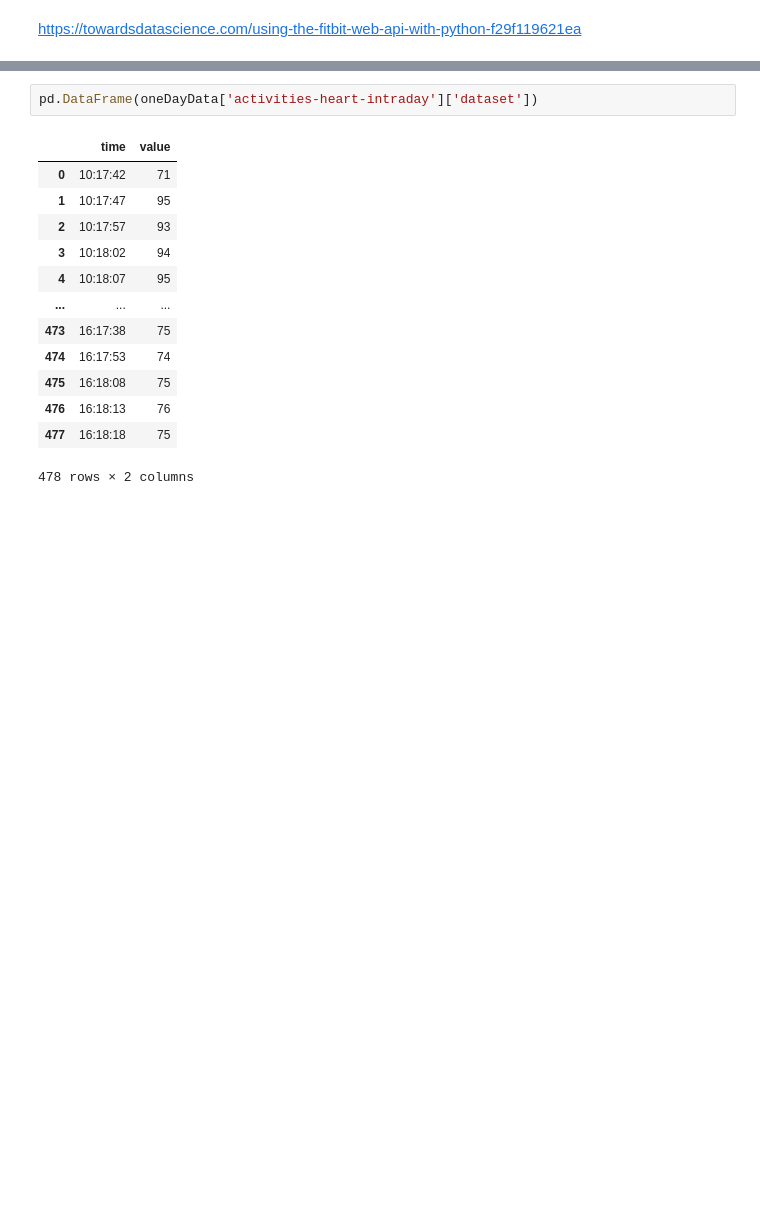
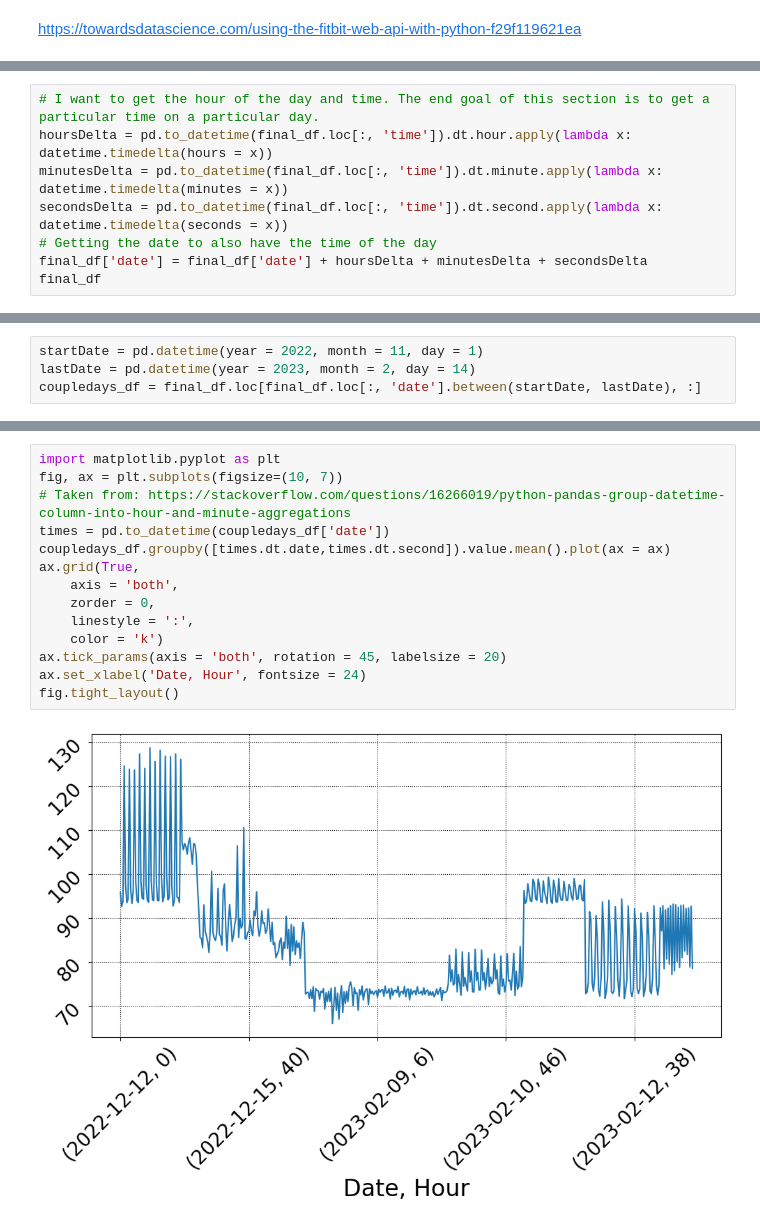
Before and after one commit to lotusflyer/python-fitbit, a Jupyter notebook: Second-Data-Grab.ipynb, the cells around one changed output, grey strips where cells are left out. Cells and saved outputs as stored; diff of their text form; blank space fills up the shorter version.

```diff
--- a/Second-Data-Grab.ipynb
+++ b/Second-Data-Grab.ipynb
@@ -66,0 +150,8 @@ oneDayData
+# %%
+# I want to get the hour of the day and time. The end goal of this section is to get a particular time on a particular day.
+hoursDelta = pd.to_datetime(final_df.loc[:, 'time']).dt.hour.apply(lambda x: datetime.timedelta(hours = x))
+minutesDelta = pd.to_datetime(final_df.loc[:, 'time']).dt.minute.apply(lambda x: datetime.timedelta(minutes = x))
+secondsDelta = pd.to_datetime(final_df.loc[:, 'time']).dt.second.apply(lambda x: datetime.timedelta(seconds = x))
+# Getting the date to also have the time of the day
+final_df['date'] = final_df['date'] + hoursDelta + minutesDelta + secondsDelta
+final_df
@@ -67,3 +172,7 @@ oneDayData
+# %%
+startDate = pd.datetime(year = 2022, month = 11, day = 1)
+lastDate = pd.datetime(year = 2023, month = 2, day = 14)
+coupledays_df = final_df.loc[final_df.loc[:, 'date'].between(startDate, lastDate), :]
 # %%
 oneDayData
 # %% [output]
@@ -85,18 +194,18 @@ oneDayData
   'datasetInterval': 1,
   'datasetType': 'second'}}
-# %%
-pd.DataFrame(oneDayData['activities-heart-intraday']['dataset'])
-# %% [output]
-|  | time | value |
-| 0 | 10:17:42 | 71 |
-| 1 | 10:17:47 | 95 |
-| 2 | 10:17:57 | 93 |
-| 3 | 10:18:02 | 94 |
-| 4 | 10:18:07 | 95 |
-| ... | ... | ... |
-| 473 | 16:17:38 | 75 |
-| 474 | 16:17:53 | 74 |
-| 475 | 16:18:08 | 75 |
-| 476 | 16:18:13 | 76 |
-| 477 | 16:18:18 | 75 |
-478 rows × 2 columns
+# %%
+import matplotlib.pyplot as plt
+fig, ax = plt.subplots(figsize=(10, 7))
+# Taken from: https://stackoverflow.com/questions/16266019/python-pandas-group-datetime-column-into-hour-and-minute-aggregations
+times = pd.to_datetime(coupledays_df['date'])
+coupledays_df.groupby([times.dt.date,times.dt.second]).value.mean().plot(ax = ax)
+ax.grid(True,
+    axis = 'both',
+    zorder = 0,
+    linestyle = ':',
+    color = 'k')
+ax.tick_params(axis = 'both', rotation = 45, labelsize = 20)
+ax.set_xlabel('Date, Hour', fontsize = 24)
+fig.tight_layout()
+# %% [output]
+[figure, added]
```
Also changed, not shown: parts of 12 cells of this notebook, 1 other file.
